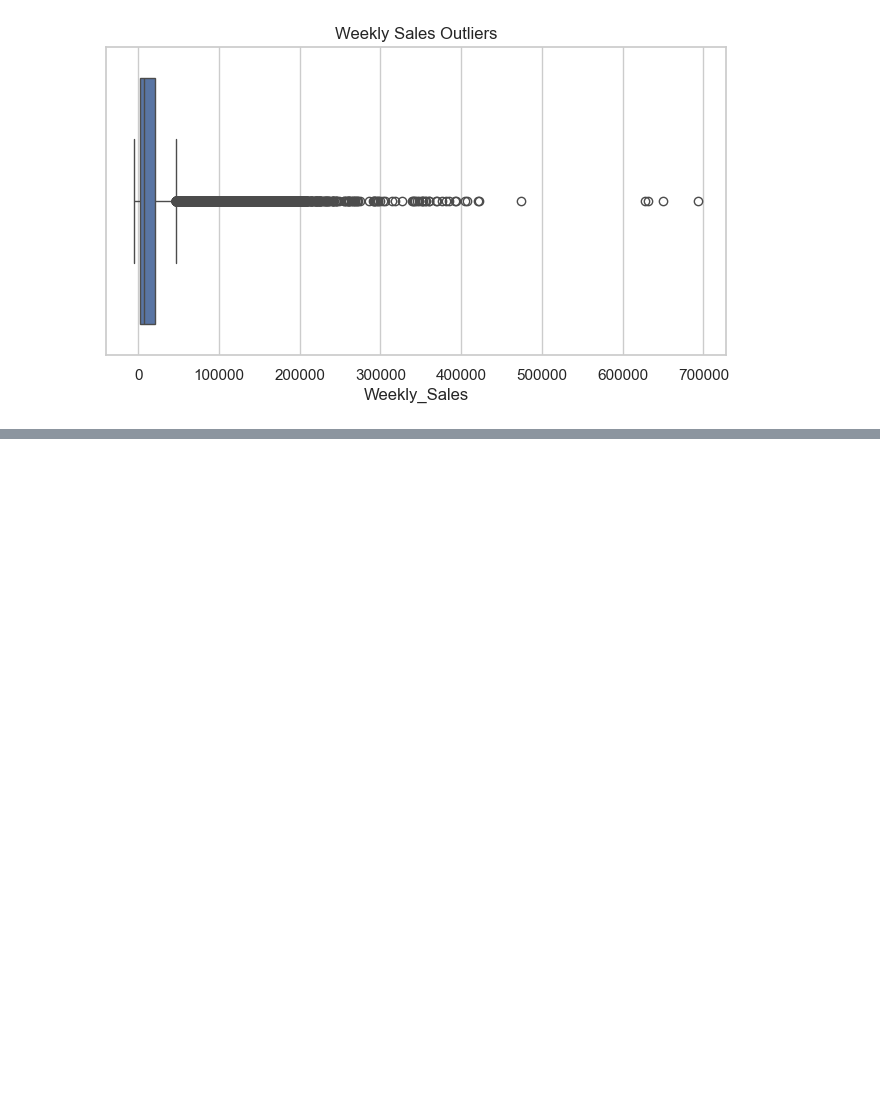
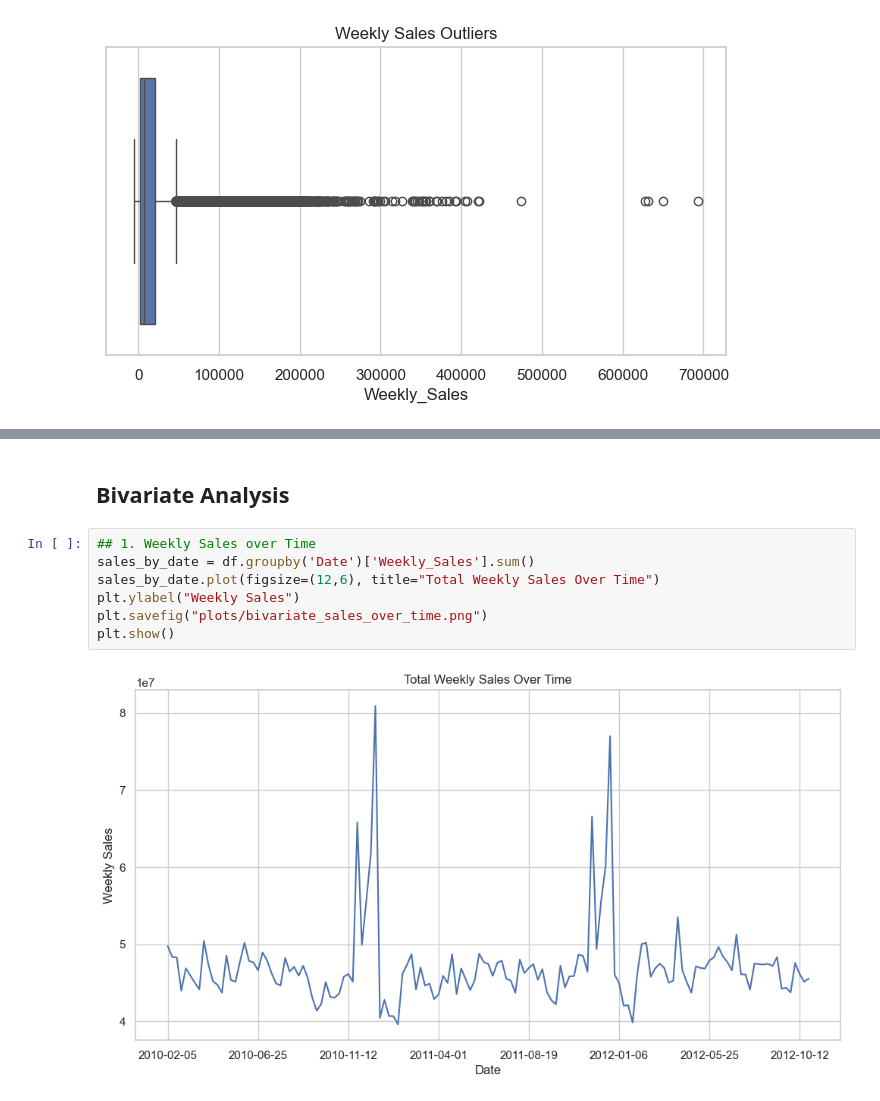
Before and after one commit to Ogam-Alvin/Walmart_Sales_Prediction, a Jupyter notebook: Notebooks/02_eda.ipynb, the cells around one changed output, grey strips where cells are left out. Cells and saved outputs as stored; diff of their text form; blank space fills up the shorter version.

Commit message:
Bivariate and Multivariate Analysis Complete

```diff
--- a/Notebooks/02_eda.ipynb
+++ b/Notebooks/02_eda.ipynb
@@ -105,0 +147,11 @@ plt.show()
+# %% [markdown]
+## Bivariate Analysis
+# %%
+## 1. Weekly Sales over Time
+sales_by_date = df.groupby('Date')['Weekly_Sales'].sum()
+sales_by_date.plot(figsize=(12,6), title="Total Weekly Sales Over Time")
+plt.ylabel("Weekly Sales")
+plt.savefig("plots/bivariate_sales_over_time.png")
+plt.show()
+# %% [output]
+[figure, added]
```
Also changed, not shown: parts of 12 cells of this notebook.
